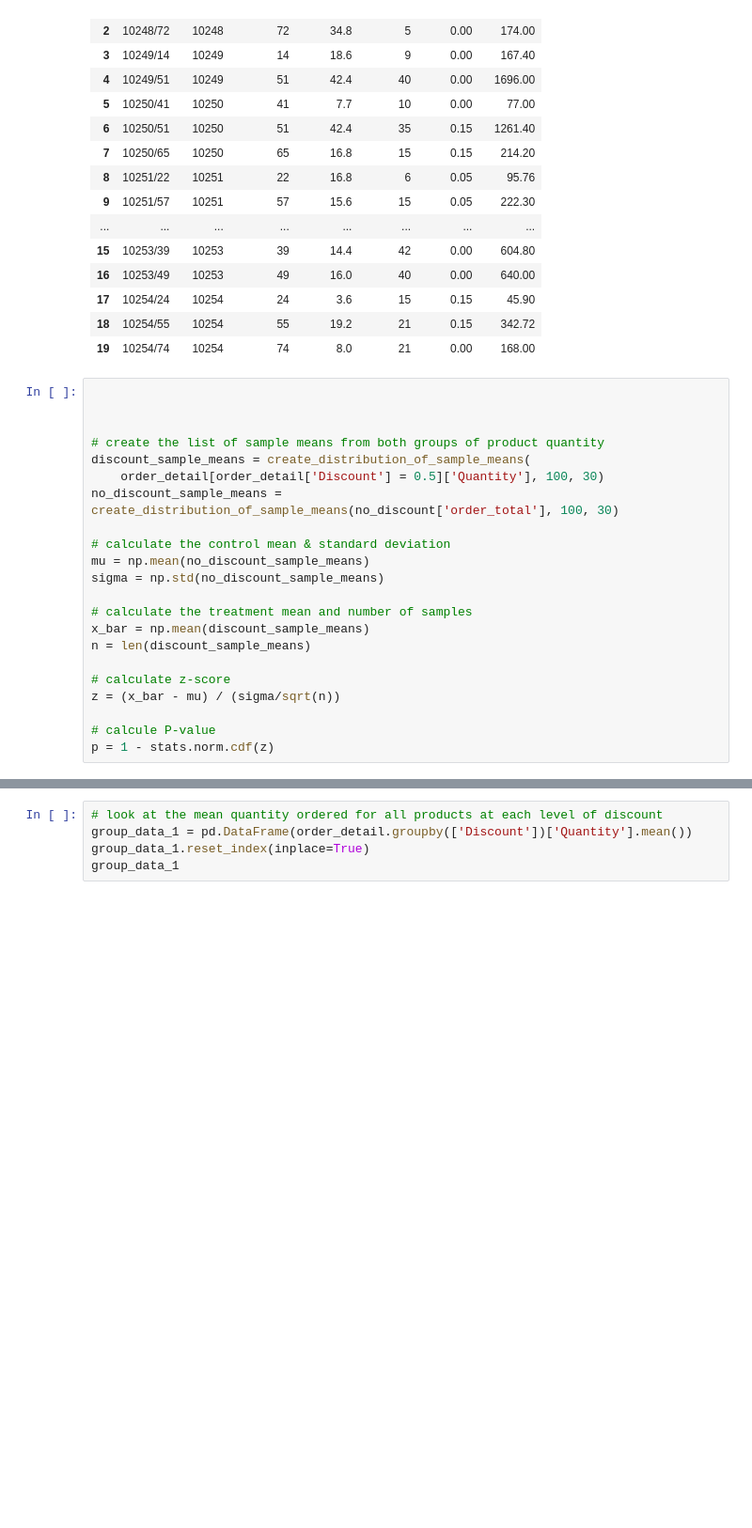
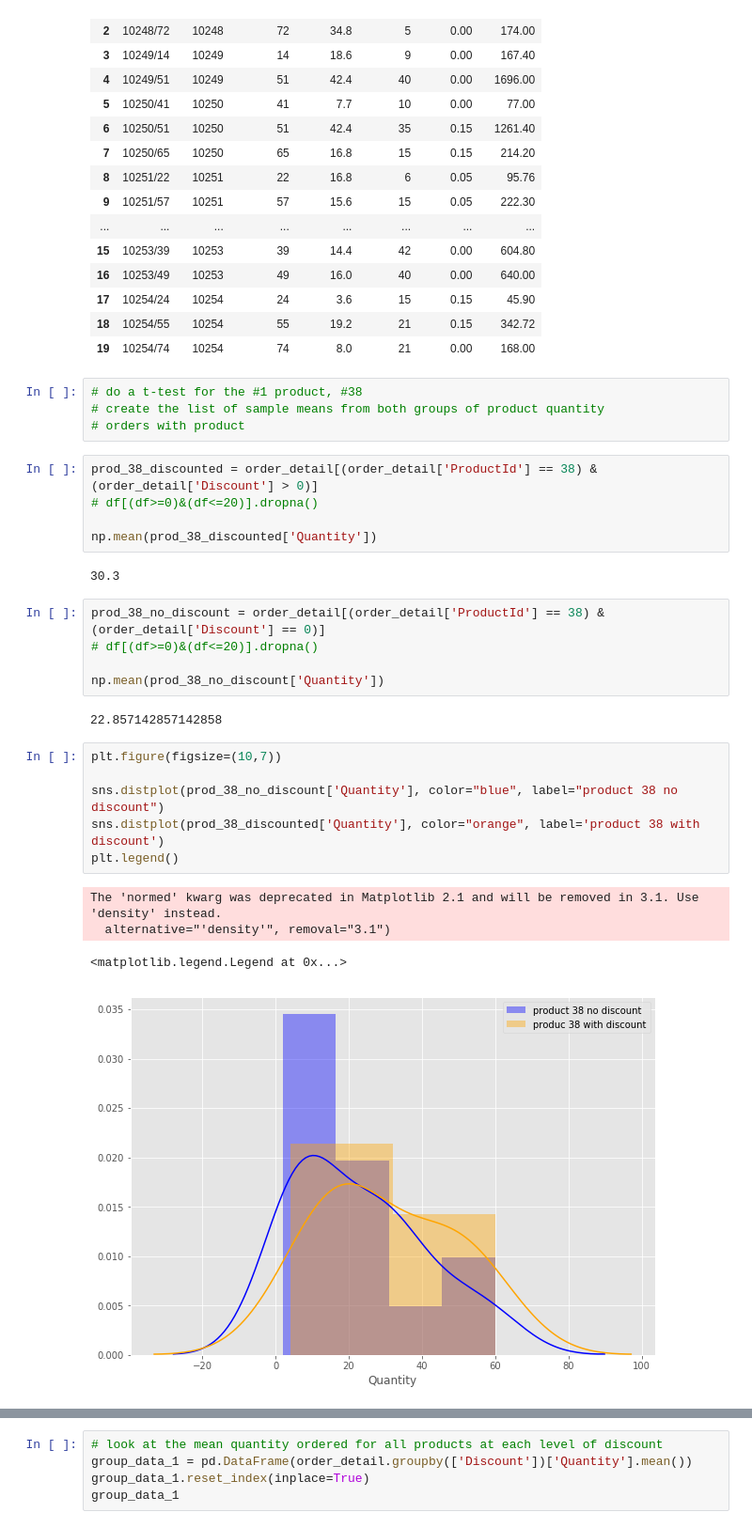
Before and after one commit to giorosati/dsc-2-final-project-online-ds-pt-100118, a Jupyter notebook: module2project.ipynb, the cells around one changed output, grey strips where cells are left out. Shown at 94% size. Drawn from its saved outputs; the diff is of its cells as text; blank space fills up the shorter version.

```diff
--- a/module2project.ipynb
+++ b/module2project.ipynb
@@ -1455,25 +1507,32 @@ order_detail.head(20)
 | 17 | 10254/24 | 10254 | 24 | 3.6 | 15 | 0.15 | 45.90 |
 | 18 | 10254/55 | 10254 | 55 | 19.2 | 21 | 0.15 | 342.72 |
 | 19 | 10254/74 | 10254 | 74 | 8.0 | 21 | 0.00 | 168.00 |
-# %%
-
-
-
-# create the list of sample means from both groups of product quantity
-discount_sample_means = create_distribution_of_sample_means(
-    order_detail[order_detail['Discount'] = 0.5]['Quantity'], 100, 30)
-no_discount_sample_means = create_distribution_of_sample_means(no_discount['order_total'], 100, 30)
-
-# calculate the control mean & standard deviation
-mu = np.mean(no_discount_sample_means)
-sigma = np.std(no_discount_sample_means)
-
-# calculate the treatment mean and number of samples
-x_bar = np.mean(discount_sample_means)
-n = len(discount_sample_means)
-
-# calculate z-score
-z = (x_bar - mu) / (sigma/sqrt(n))
-
-# calcule P-value
-p = 1 - stats.norm.cdf(z)
+# %%
+# do a t-test for the #1 product, #38
+# create the list of sample means from both groups of product quantity
+# orders with product
+# %%
+prod_38_discounted = order_detail[(order_detail['ProductId'] == 38) & (order_detail['Discount'] > 0)]
+# df[(df>=0)&(df<=20)].dropna()
+
+np.mean(prod_38_discounted['Quantity'])
+# %% [output]
+30.3
+# %%
+prod_38_no_discount = order_detail[(order_detail['ProductId'] == 38) & (order_detail['Discount'] == 0)]
+# df[(df>=0)&(df<=20)].dropna()
+
+np.mean(prod_38_no_discount['Quantity'])
+# %% [output]
+22.857142857142858
+# %%
+plt.figure(figsize=(10,7))
+
+sns.distplot(prod_38_no_discount['Quantity'], color="blue", label="product 38 no discount")
+sns.distplot(prod_38_discounted['Quantity'], color="orange", label='product 38 with discount')
+plt.legend()
+# %% [output]
+The 'normed' kwarg was deprecated in Matplotlib 2.1 and will be removed in 3.1. Use 'density' instead.
+  alternative="'density'", removal="3.1")
+<matplotlib.legend.Legend at 0x...>
+[figure, added]
```
Also changed, not shown: parts of 11 cells of this notebook.
